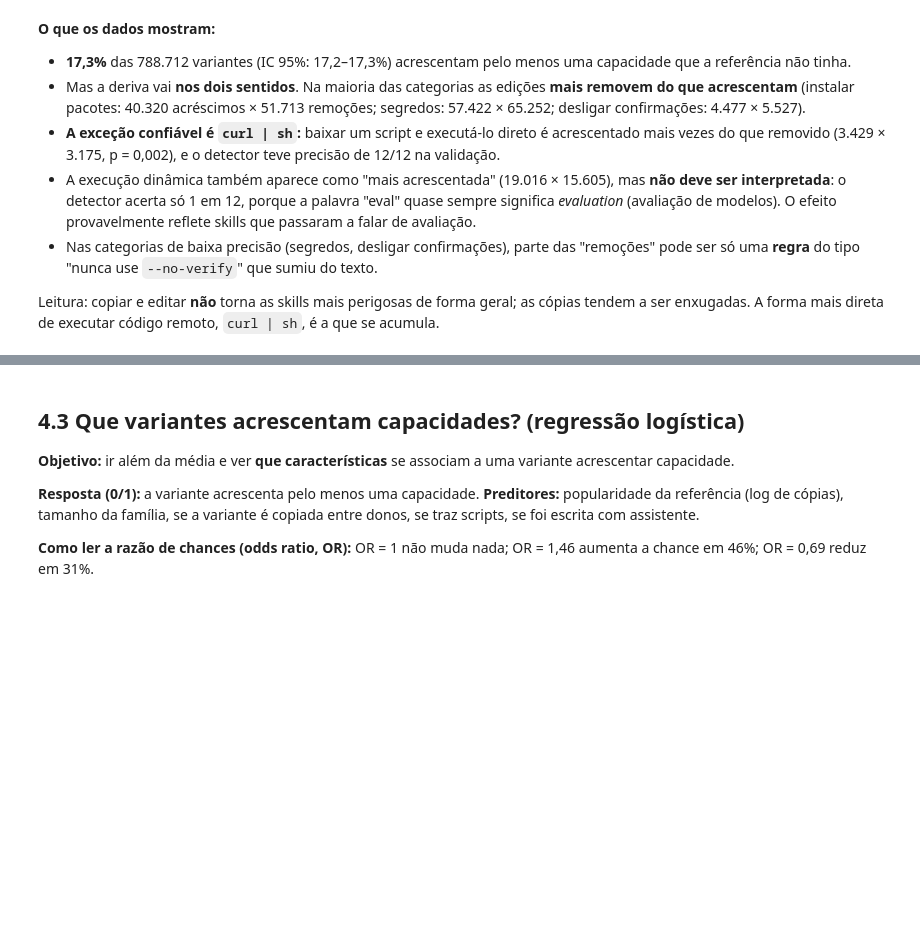
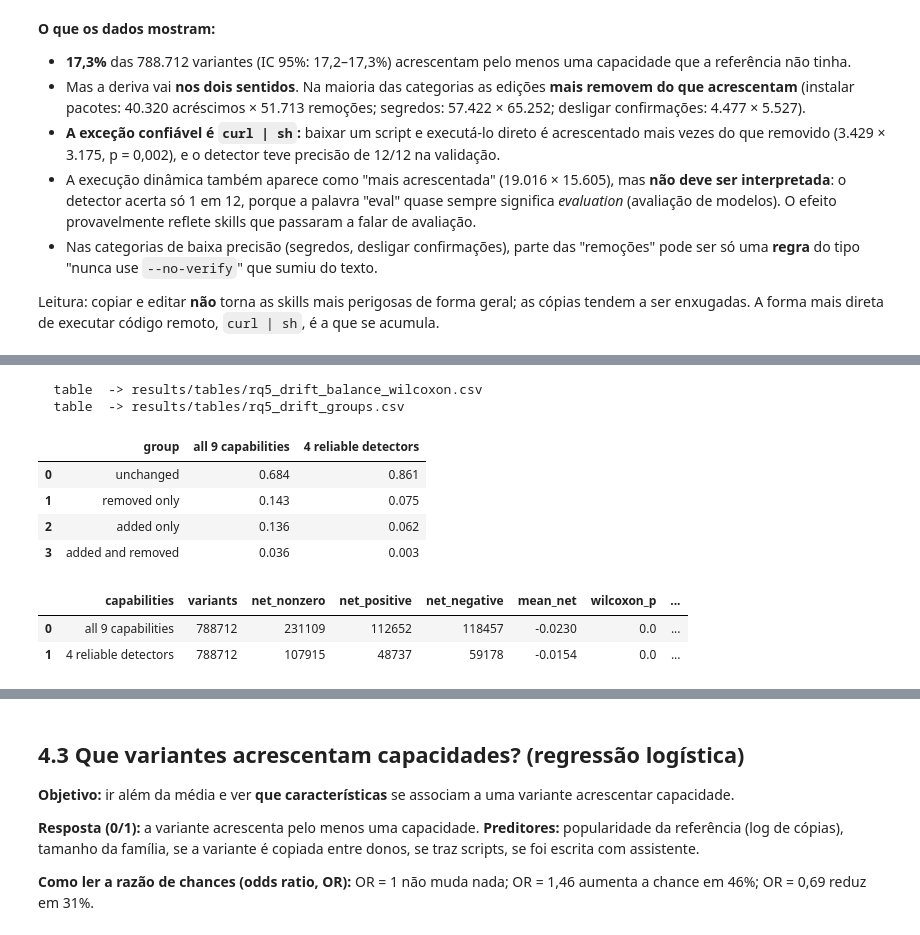
Before and after one commit to Clebah/gitskills-mc, a Jupyter notebook: notebooks/04_rq5_security_capabilities.ipynb, the cells around one changed output, grey strips where cells are left out. Cells and saved outputs as stored; diff of their text form; code cells hidden in the pictures; blank space fills up the shorter version.

```diff
--- a/notebooks/04_rq5_security_capabilities.ipynb
+++ b/notebooks/04_rq5_security_capabilities.ipynb
@@ -107,0 +152,30 @@ Leitura: copiar e editar **não** torna as skills mais perigosas de forma geral;
+# %%
+from scipy.stats import wilcoxon
+rows, groups = [], {}
+for label, caps in [("all 9 capabilities", [c[5:] for c in risk_cols]), ("4 reliable detectors", list(reuse.RELIABLE_CAPABILITIES))]:
+    b = reuse.drift_balance(drift, caps)
+    groups[label] = b["group"].value_counts(normalize=True)
+    nz = b.loc[b["net"] != 0, "net"]
+    stat = wilcoxon(nz, zero_method="wilcox")
+    ranks = nz.abs().rank()
+    r_rb = (ranks[nz > 0].sum() - ranks[nz < 0].sum()) / ranks.sum()
+    rows.append({"capabilities": label, "variants": len(b), "net_nonzero": len(nz),
+                 "net_positive": int((nz > 0).sum()), "net_negative": int((nz < 0).sum()),
+                 "mean_net": b["net"].mean(), "wilcoxon_p": stat.pvalue, "rank_biserial_r": r_rb})
+bal = pd.DataFrame(rows)
+save_table(bal, "rq5_drift_balance_wilcoxon")
+grp = pd.DataFrame(groups).rename_axis("group").reset_index()
+save_table(grp, "rq5_drift_groups")
+display(grp.round(3))
+bal.round(4)
+# %% [output]
+  table  -> results/tables/rq5_drift_balance_wilcoxon.csv
+  table  -> results/tables/rq5_drift_groups.csv
+|  | group | all 9 capabilities | 4 reliable detectors |
+| 0 | unchanged | 0.684 | 0.861 |
+| 1 | removed only | 0.143 | 0.075 |
+| 2 | added only | 0.136 | 0.062 |
+| 3 | added and removed | 0.036 | 0.003 |
+|  | capabilities | variants | net_nonzero | net_positive | net_negative | mean_net | wilcoxon_p | ... |
+| 0 | all 9 capabilities | 788712 | 231109 | 112652 | 118457 | -0.0230 | 0.0 | ... |
+| 1 | 4 reliable detectors | 788712 | 107915 | 48737 | 59178 | -0.0154 | 0.0 | ... |
```
Also changed, not shown: parts of 15 cells of this notebook, 22 other files.
